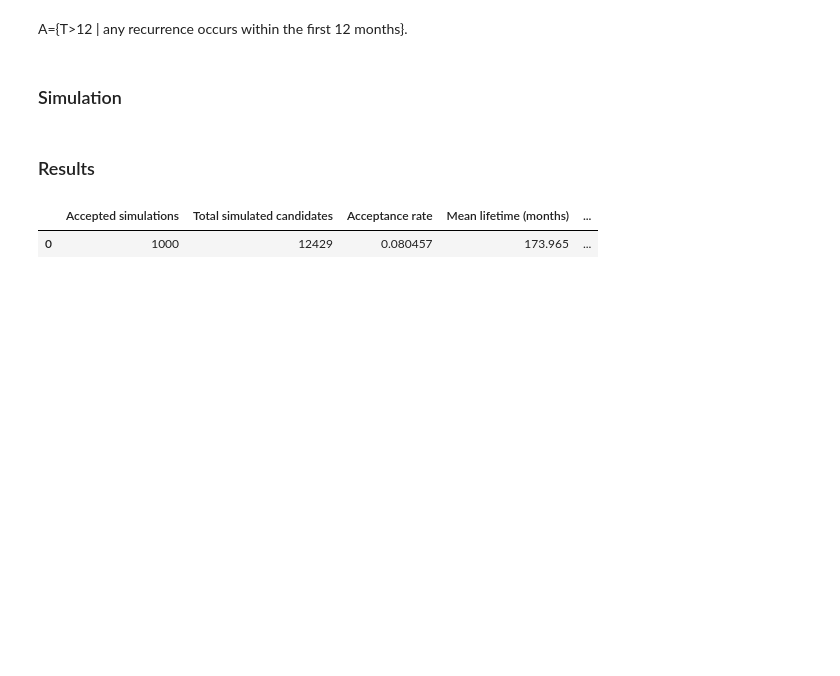
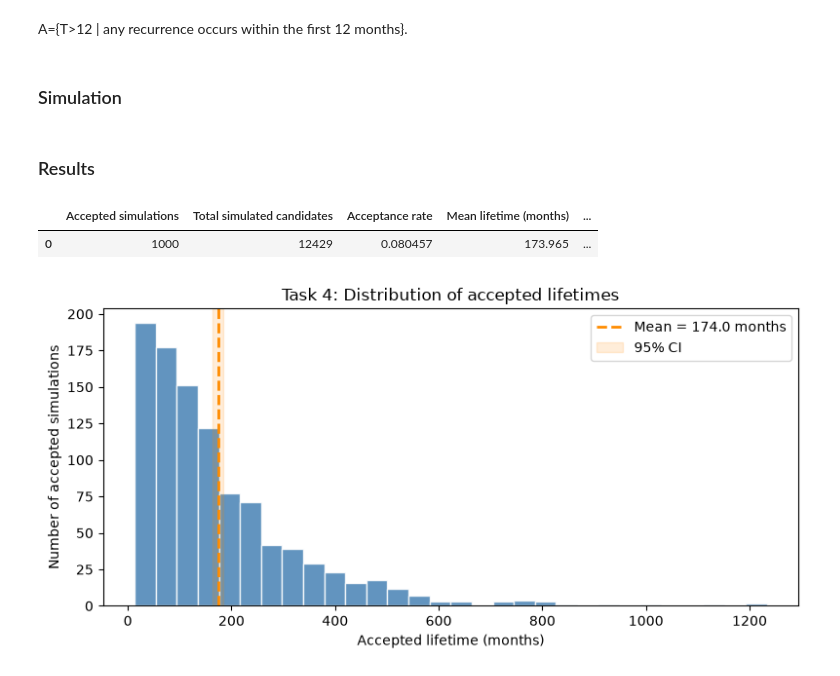
Before and after one commit to VictorMoesgaardStege/Stochastic-Simulation-Project-1, a Jupyter notebook: part1.ipynb, the cells around one changed output. Drawn from its saved outputs; the diff is of its cells as text; code cells hidden in the pictures; blank space fills up the shorter version.

```diff
--- a/part1.ipynb
+++ b/part1.ipynb
@@ -538,3 +538,16 @@ task4_summary
 # %% [output]
 |  | Accepted simulations | Total simulated candidates | Acceptance rate | Mean lifetime (months) | ... |
 | 0 | 1000 | 12429 | 0.080457 | 173.965 | ... |
+# %%
+plt.figure(figsize=(8, 4))
+plt.hist(accepted_lifetimes, bins=30, color="steelblue", edgecolor="white", alpha=0.85)
+plt.axvline(mean_lifetime, color="darkorange", linestyle="--", linewidth=2, label=f"Mean = {mean_lifetime:.1f} months")
+plt.axvspan(ci_low, ci_high, color="darkorange", alpha=0.15, label="95% CI")
+plt.xlabel("Accepted lifetime (months)")
+plt.ylabel("Number of accepted simulations")
+plt.title("Task 4: Distribution of accepted lifetimes")
+plt.legend()
+plt.tight_layout()
+plt.show()
+# %% [output]
+[figure, added]
```
